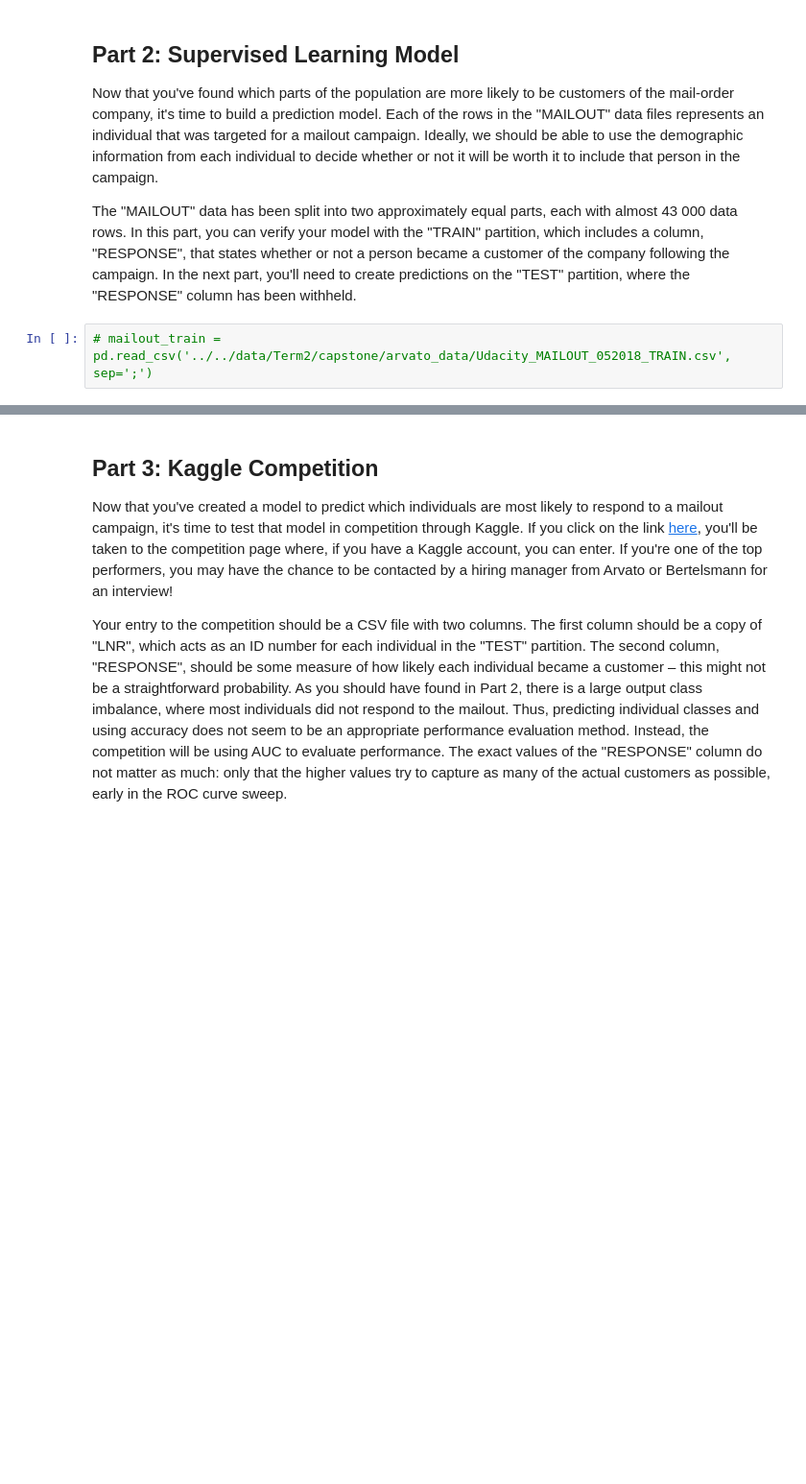
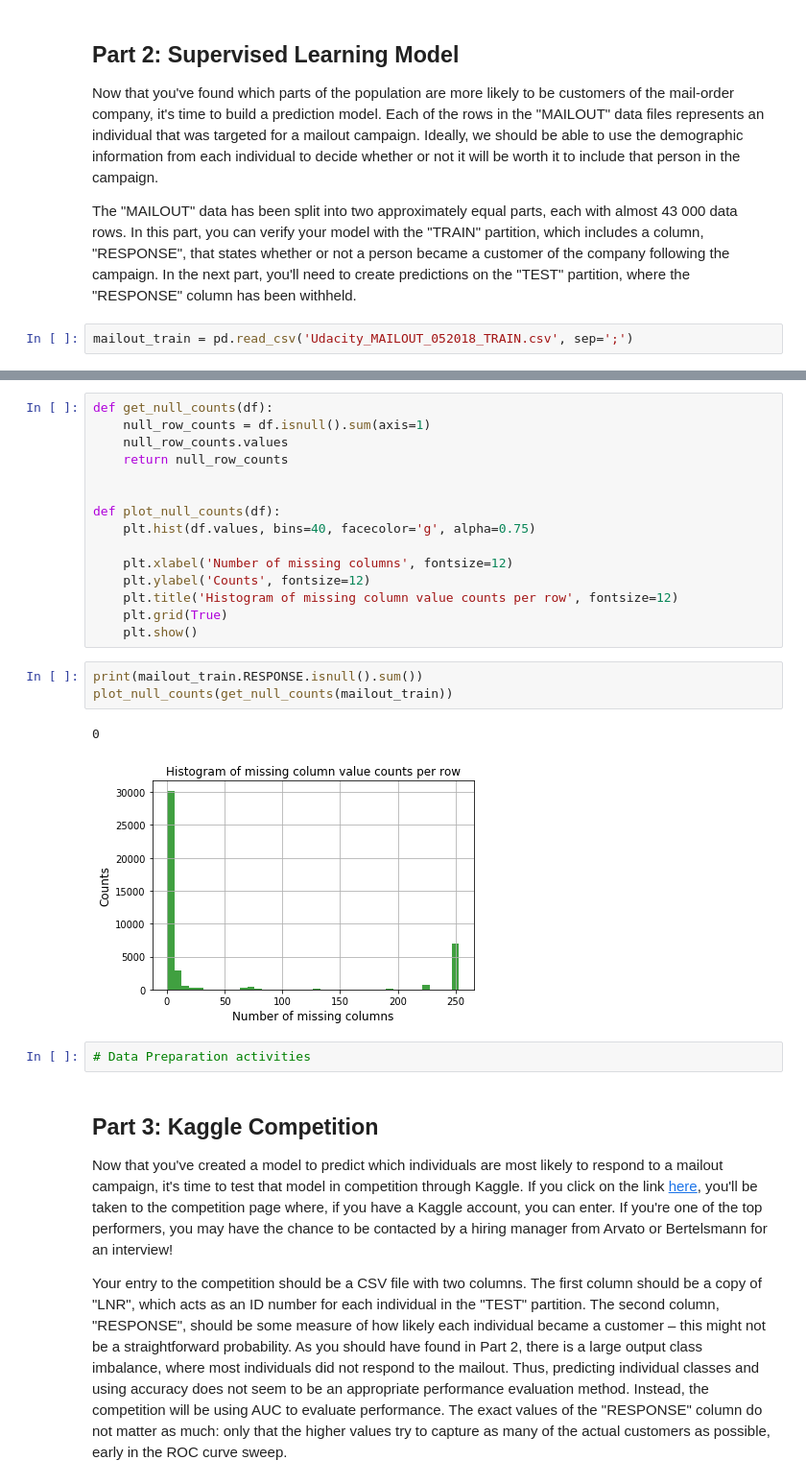
Before and after one commit to boker/udacity-capstone, a Jupyter notebook: Arvato Project Workbook.ipynb, the cells around one changed output, grey strips where cells are left out. Shown at 96% size. Cells and saved outputs as stored; diff of their text form; blank space fills up the shorter version.

```diff
--- a/Arvato Project Workbook.ipynb
+++ b/Arvato Project Workbook.ipynb
@@ -1007,4 +1022,4 @@ Now that you've found which parts of the population are more likely to be custom
 
 The "MAILOUT" data has been split into two approximately equal parts, each with almost 43 000 data rows. In this part, you can verify your model with the "TRAIN" partition, which includes a column, "RESPONSE", that states whether or not a person became a customer of the company following the campaign. In the next part, you'll need to create predictions on the "TEST" partition, where the "RESPONSE" column has been withheld.
 # %%
-# mailout_train = pd.read_csv('../../data/Term2/capstone/arvato_data/Udacity_MAILOUT_052018_TRAIN.csv', sep=';')
+mailout_train = pd.read_csv('Udacity_MAILOUT_052018_TRAIN.csv', sep=';')
@@ -1011,3 +1034,26 @@ The "MAILOUT" data has been split into two approximately equal parts, each with
+# %%
+def get_null_counts(df):
+    null_row_counts = df.isnull().sum(axis=1)
+    null_row_counts.values
+    return null_row_counts
+
+
+def plot_null_counts(df):
+    plt.hist(df.values, bins=40, facecolor='g', alpha=0.75)
+
+    plt.xlabel('Number of missing columns', fontsize=12)
+    plt.ylabel('Counts', fontsize=12)
+    plt.title('Histogram of missing column value counts per row', fontsize=12)
+    plt.grid(True)
+    plt.show()
+# %%
+print(mailout_train.RESPONSE.isnull().sum())
+plot_null_counts(get_null_counts(mailout_train))
+# %% [output]
+0
+[figure, added]
+# %%
+# Data Preparation activities
 # %% [markdown]
 ## Part 3: Kaggle Competition
 
```
Also changed, not shown: parts of 40 cells of this notebook.
